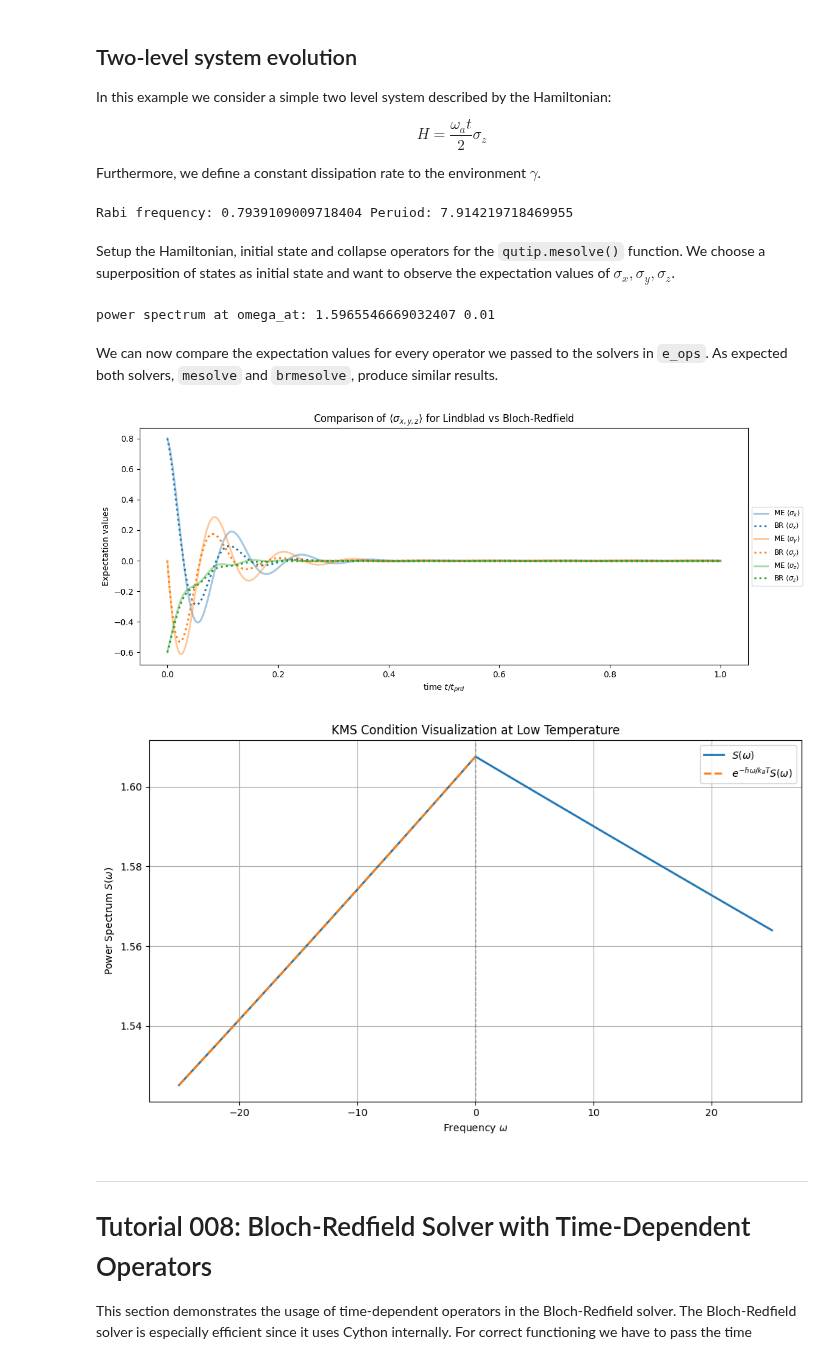
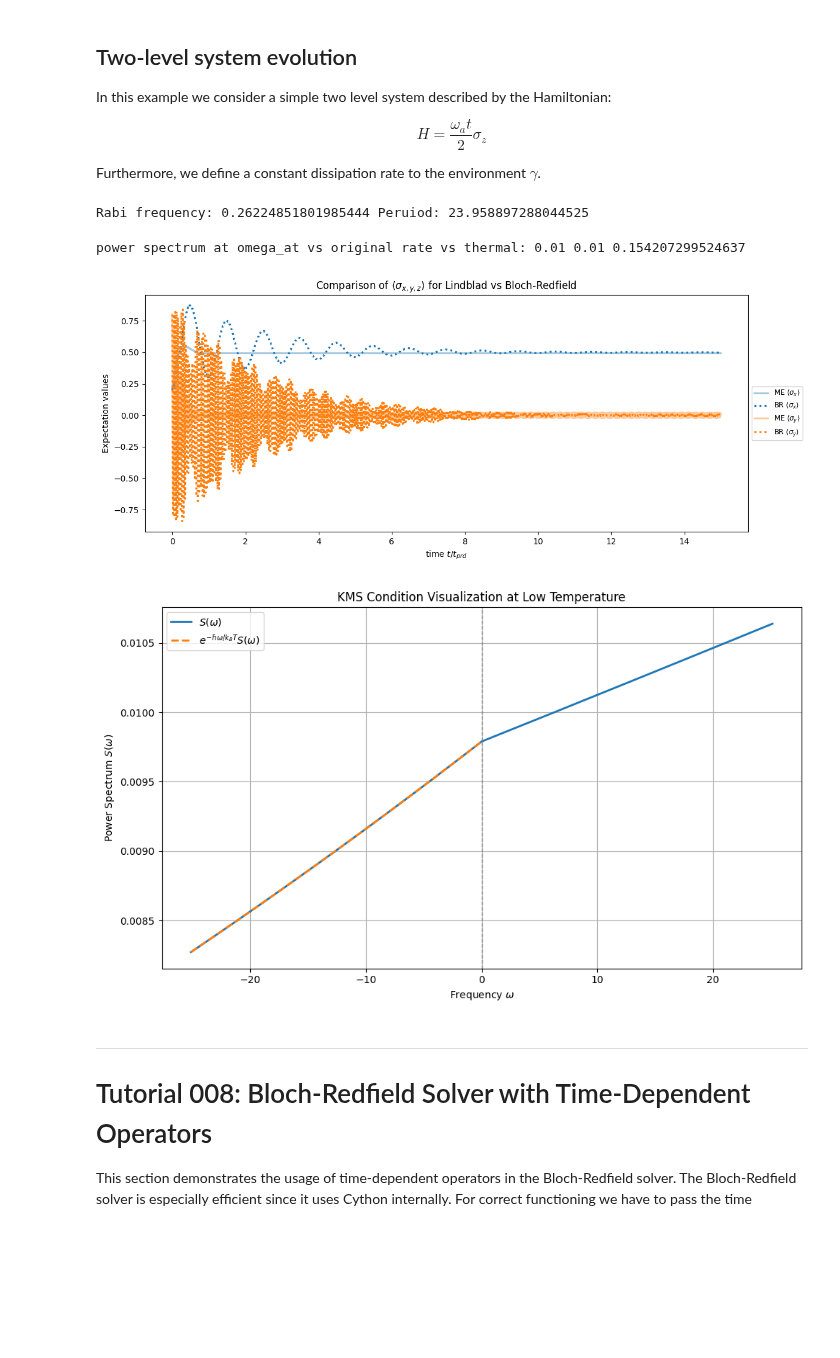
Before and after one commit to LBPhysics/2025_master_thesis_leopold_bodamer, a Jupyter notebook: code/python/notebooks/BRMESOLVE_tls_tutorial.ipynb, the cells around one changed output. Cells and saved outputs as stored; diff of their text form; code cells hidden in the pictures; blank space fills up the shorter version.

Commit message:
a lot todo

```diff
--- a/code/python/notebooks/BRMESOLVE_tls_tutorial.ipynb
+++ b/code/python/notebooks/BRMESOLVE_tls_tutorial.ipynb
@@ -29,18 +29,26 @@ $$ H = \frac{\omega_at}{2} \sigma_z$$
 
 Furthermore, we define a constant dissipation rate to the environment $\gamma$.
 # %%
+# states
+atom_g = basis(2, 0)  # Ground state of the atom
+atom_e = basis(2, 1)  # Excited state of the atom
+sm = atom_g * atom_e.dag()  # Atomic lowering operator
+sx = sm + sm.dag()  # Pauli X operator
+sy = -1j * (sm - sm.dag())  # Pauli Y operator
+sz = atom_e * atom_e.dag() - atom_g * atom_g.dag()  # Pauli Z operator
+
 # =============================
 # SYSTEM PARAMETERS # TODO: Include compute_evolution to compare paper_eqs, with paper_BR, BR, ME -> apply the here found relation between rates!
 # =============================
 Boltzmann = 1.0  # Boltzmann constant in appropriate units
 hbar = 1.0  # Reduced Planck's constant in appropriate units
-Temp = 1e3  # Temperature in appropriate units
+Temp = 1e2  # Temperature in appropriate units
 w_th = Boltzmann * Temp / hbar  # Thermal energy in frequency units
 from qutip.utilities import n_thermal
 
 # =============================
 omega_at = 1 * 2 * np.pi  # System frequency
-omega_d = 1 * omega_at  # Drive frequency
+omega_d = 0.99 * omega_at  # Drive frequency
 g_coupling = 1 * 1e-2 * omega_at
 n_th_at = n_thermal(omega_at, w_th)
 Rabi_0 = g_coupling * np.sqrt(n_th_at + 1) / hbar # Rabi frequency at thermal energy
@@ -49,9 +57,7 @@ Rabi_gen = np.sqrt(Rabi_0**2 + (omega_d - omega_at)**2)  # Rabi frequency for th
 gamma   = 0.01             # Dissipation rate
 
 T_prd = 2*np.pi / Rabi_gen if Rabi_gen != 0 else 1.0  # Period of the drive
-times   = np.arange(0, 1 * T_prd, T_prd / 10000)  # Time evolution points
+times   = np.arange(0, 15 * T_prd, T_prd / 100)  # Time evolution points
 print("Rabi frequency:", Rabi_gen, "Peruiod:", T_prd)
 # %% [output]
-Rabi frequency: 0.7939109009718404 Peruiod: 7.914219718469955
+Rabi frequency: 0.26224851801985444 Peruiod: 23.958897288044525
-# %% [markdown]
-Setup the Hamiltonian, initial state and collapse operators for the `qutip.mesolve()` function. We choose a superposition of states as initial state and want to observe the expectation values of $\sigma_x, \sigma_y, \sigma_z$.
@@ -86,28 +84,21 @@ c_ops = [sm.dag() * np.sqrt(gamma * n_th_at),   # Collapse operator for thermal
         sm * np.sqrt(gamma * (n_th_at + 1))     # Collapse operator for spontaneous and thermal relaxation
 ]
 
-e_ops = [
-    sx,
-    sy,
-    sz
-]  # Expectation value operators
-
-
 ### Bloch-Redfield solver setup
 from qspectro2d.baths.bath_fcts import power_spectrum_func_paper
 cutoff = 1e2 * omega_at  # Cutoff frequency for the bath
 # Define the bath spectrum
 coth_term = 1 / np.tanh(omega_at / (2 * w_th))
 #alpha = gamma/omega_at * np.exp(omega_at / cutoff) / (1 + coth_term) # for ohmic P(w)
-alpha = gamma * cutoff / omega_at  * np.exp(omega_at / cutoff) # for paper P(w) :> TODO PROBLEM?!?
+alpha = gamma / (1 + n_th_at) * cutoff / omega_at  * np.exp(omega_at / cutoff) # for paper P(w) :> TODO PROBLEM?!?
 args = {
     'alpha': alpha,
     'Temp': Temp,
     'cutoff': cutoff
 }
-print("power spectrum at omega_at:", power_spectrum_func_paper(omega_at, args), gamma)
+print("power spectrum at omega_at vs original rate vs thermal:", power_spectrum_func_paper(omega_at, args), gamma, gamma * n_th_at)
 
-a_ops = [
+br_decay_channels = [
     [sx, lambda w: power_spectrum_func_paper(w, args)],
     [ket2dm(atom_e), lambda w: power_spectrum_func_paper(w, args)],  # Pauli Y operator
      ]  # Bath operator and noise spectrum
@@ -115,10 +106,7 @@ a_ops = [
 # Solve using Lindblad master equation
 result_me = mesolve(H, psi0, times, c_ops, options={'store_states': True})
 # Solve using Bloch-Redfield master equation
-result_brme = brmesolve(H, psi0, times, a_ops, options={'store_states': True})
-
-H
-
+result_brme = brmesolve(H, psi0, times, a_ops=br_decay_channels, options={'store_states': True})
 
 if RWA and g_coupling != 0:
     # Reconstruct the actual states (lab frame)
@@ -131,41 +119,44 @@ if RWA and g_coupling != 0:
     result_brme.states = [rotating_frame_unitary(t, omega_d) * rho * rotating_frame_unitary(t, omega_d).dag()
                    for rho, t in zip(result_brme.states, times)]
 # %% [output]
-power spectrum at omega_at: 1.5965546669032407 0.01
+power spectrum at omega_at vs original rate vs thermal: 0.01 0.01 0.154207299524637
-# %% [markdown]
-We can now compare the expectation values for every operator we passed to the solvers in `e_ops`. As expected both solvers, `mesolve` and `brmesolve`, produce similar results.
 # %%
 # =============================
 # COMPARISON OF RESULTS
 # =============================
 plt.figure(figsize=(12, 5))
 
 # Normalize times for better comparison
 norm_times = times / T_prd
 
 # Plot expectation values for each operator
 labels = [r"$\langle\sigma_x\rangle$", r"$\langle\sigma_y\rangle$", r"$\langle\sigma_z\rangle$"]
 linestyles = ['solid', 'dashed', 'dotted']
 colors = ['C0', 'C1', 'C2']
 
+e_ops = [
+    atom_e * atom_e.dag(),  # Expectation value of excited state population
+    sx,
+
+]
 for i in range(len(e_ops)):
     plt.plot(norm_times, expect(e_ops[i], result_me.states), label=f"ME {labels[i]}", color=colors[i], linestyle=linestyles[0], linewidth=2.3, alpha=0.4)
     plt.plot(norm_times, expect(e_ops[i], result_brme.states), label=f"BR {labels[i]}", color=colors[i], linestyle=linestyles[2], linewidth=2.3)
 
 plt.xlabel(r"time $t / t_{prd}$")
 plt.ylabel(r"Expectation values")
 plt.title(r"Comparison of $\langle\sigma_{x,y,z}\rangle$ for Lindblad vs Bloch-Redfield")
 plt.legend(loc="center left", bbox_to_anchor=(1, 0.5), fontsize='small')
 plt.tight_layout()
 plt.show()
 # %% [output]
-[figure, old version]
+[figure, new version]
 # %%
 # Frequencies
 omega_vals = np.linspace(-4 * omega_at, 4 * omega_at, 1000)
 S_vals = np.array([power_spectrum_func_paper(w, args) for w in omega_vals])
 S_positive = np.array([power_spectrum_func_paper(w, args) for w in omega_vals])
-S_negative = np.array([np.exp(-hbar * w / (Boltzmann * Temp)) * power_spectrum_func_paper(w, args) if w > 0 else np.nan for w in omega_vals])
+S_negative = np.array([np.exp(-w / w_th) * power_spectrum_func_paper(w, args) if w > 0 else np.nan for w in omega_vals])
 # mirror S_negative:
 S_negative = S_negative[::-1]
 # Plot
@@ -181,7 +172,7 @@ plt.grid(True)
 plt.tight_layout()
 plt.show()
 # %% [output]
-[figure, old version]
+[figure, new version]
 # %% [markdown]
 ---
 
```
Also changed, not shown: parts of 1 cell of this notebook, 8 other files.
